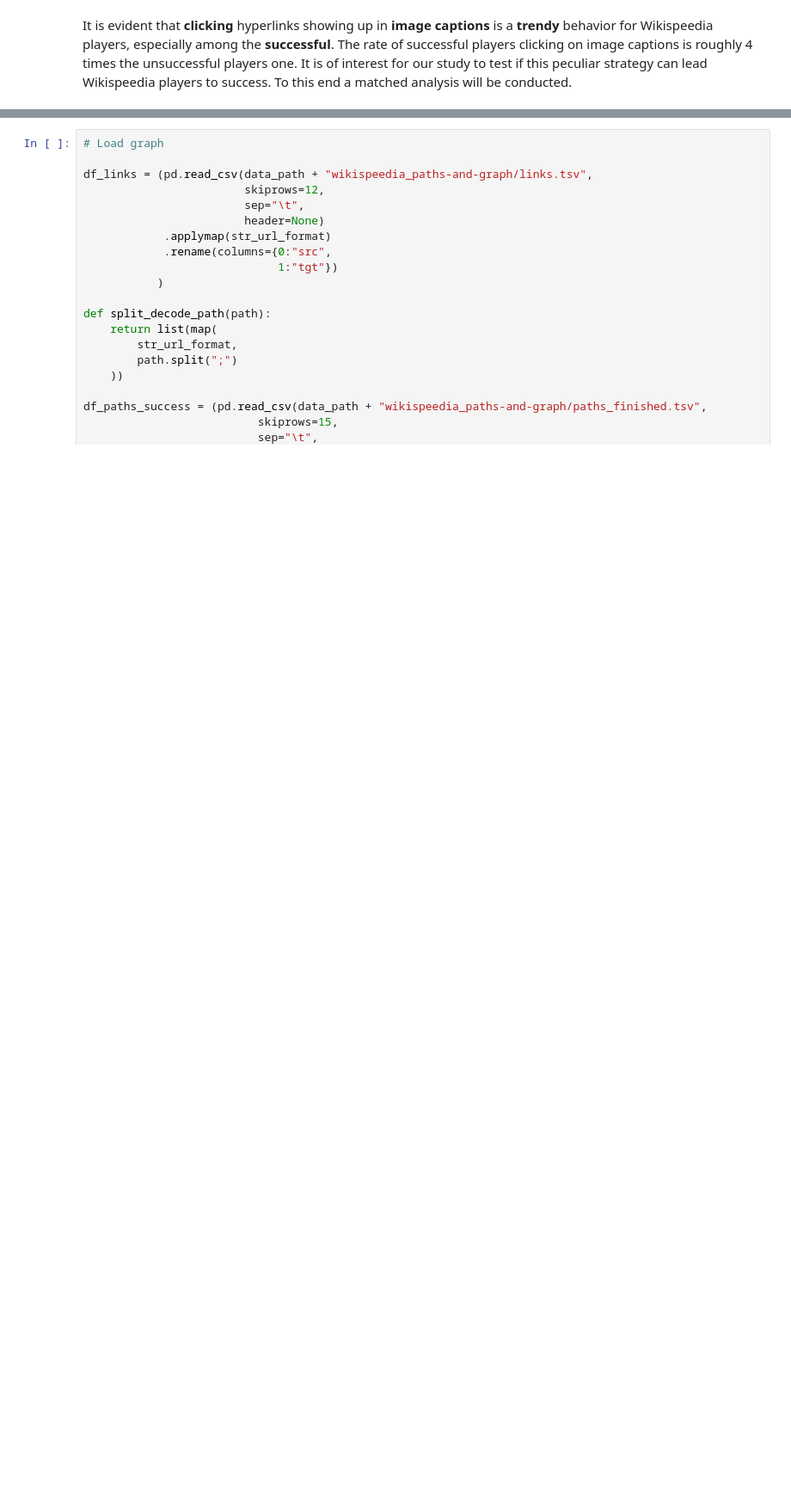
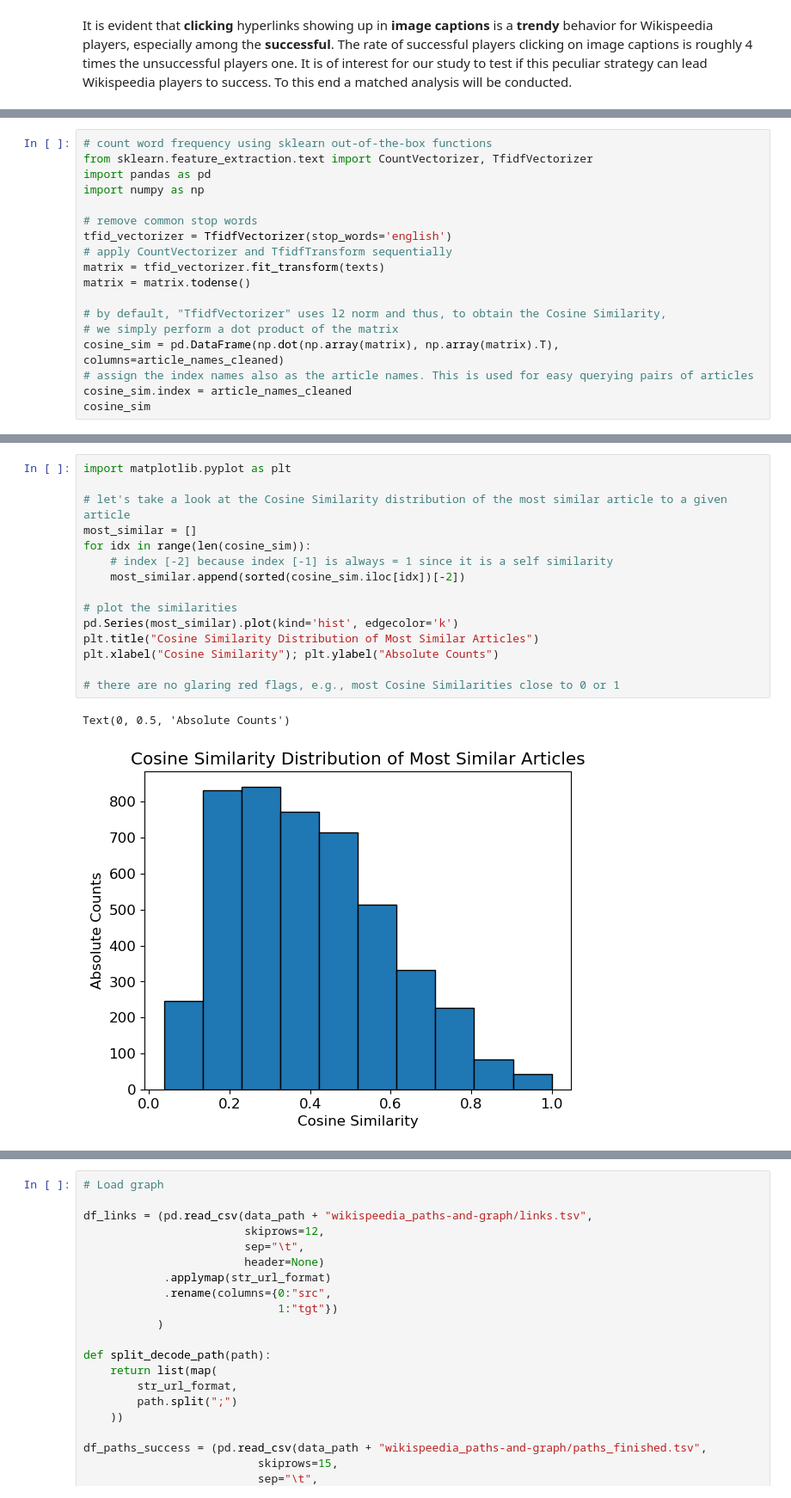
Before and after one commit to epfl-ada/ada-2022-project-theadalyzers, a Jupyter notebook: project_adalyzers.ipynb, the cells around one changed output, grey strips where cells are left out. Shown at 86% size. Saved outputs shown, nothing was run; the diff lists cells and outputs as text; blank space fills up the shorter version.

```diff
--- a/project_adalyzers.ipynb
+++ b/project_adalyzers.ipynb
@@ -572,0 +621,18 @@ final_df.to_csv('processed/final_df.csv', index=False)
+# %%
+# count word frequency using sklearn out-of-the-box functions
+from sklearn.feature_extraction.text import CountVectorizer, TfidfVectorizer
+import pandas as pd
+import numpy as np
+
+# remove common stop words
+tfid_vectorizer = TfidfVectorizer(stop_words='english')
+# apply CountVectorizer and TfidfTransform sequentially
+matrix = tfid_vectorizer.fit_transform(texts)
+matrix = matrix.todense()
+
+# by default, "TfidfVectorizer" uses l2 norm and thus, to obtain the Cosine Similarity,
+# we simply perform a dot product of the matrix
+cosine_sim = pd.DataFrame(np.dot(np.array(matrix), np.array(matrix).T), columns=article_names_cleaned)
+# assign the index names also as the article names. This is used for easy querying pairs of articles
+cosine_sim.index = article_names_cleaned
+cosine_sim
@@ -572,0 +653,18 @@ final_df.to_csv('processed/final_df.csv', index=False)
+# %%
+import matplotlib.pyplot as plt
+
+# let's take a look at the Cosine Similarity distribution of the most similar article to a given article
+most_similar = []
+for idx in range(len(cosine_sim)):
+    # index [-2] because index [-1] is always = 1 since it is a self similarity
+    most_similar.append(sorted(cosine_sim.iloc[idx])[-2])
+
+# plot the similarities
+pd.Series(most_similar).plot(kind='hist', edgecolor='k')
+plt.title("Cosine Similarity Distribution of Most Similar Articles")
+plt.xlabel("Cosine Similarity"); plt.ylabel("Absolute Counts")
+
+# there are no glaring red flags, e.g., most Cosine Similarities close to 0 or 1
+# %% [output]
+Text(0, 0.5, 'Absolute Counts')
+[figure, added]
```
Also changed, not shown: parts of 50 cells of this notebook.
